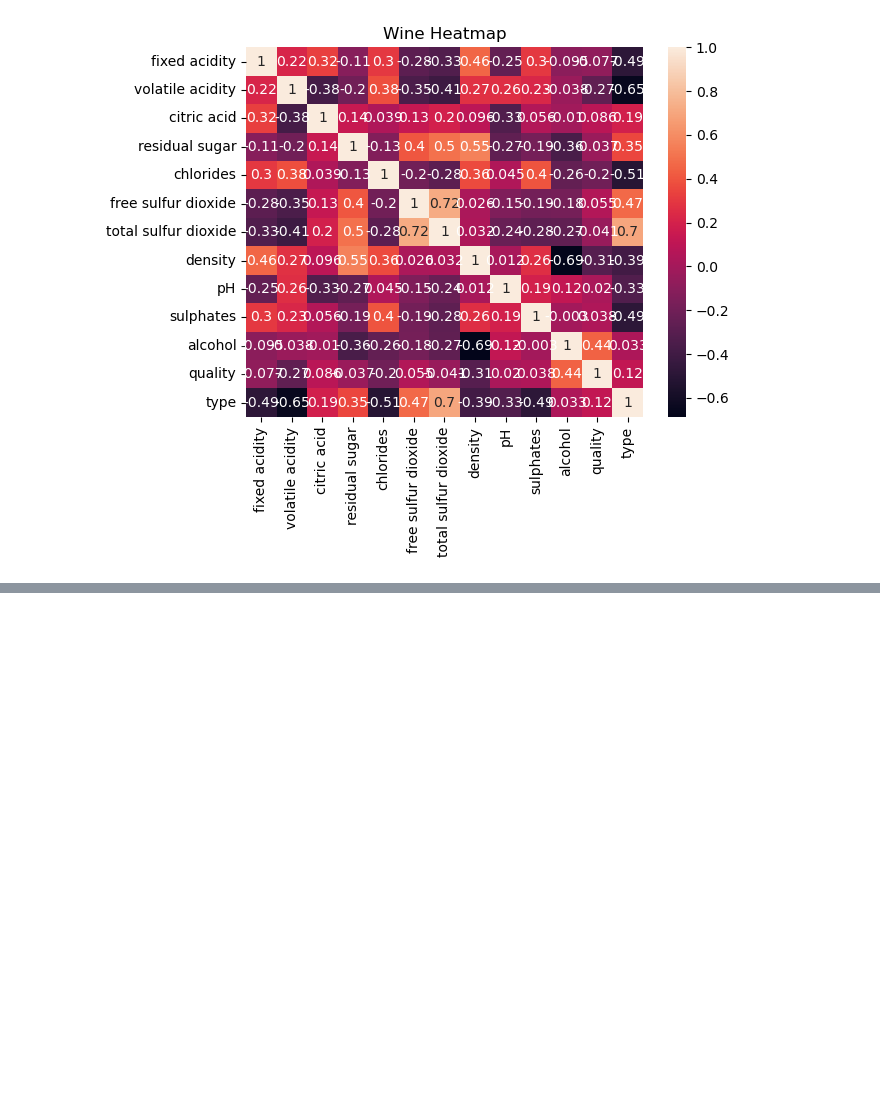
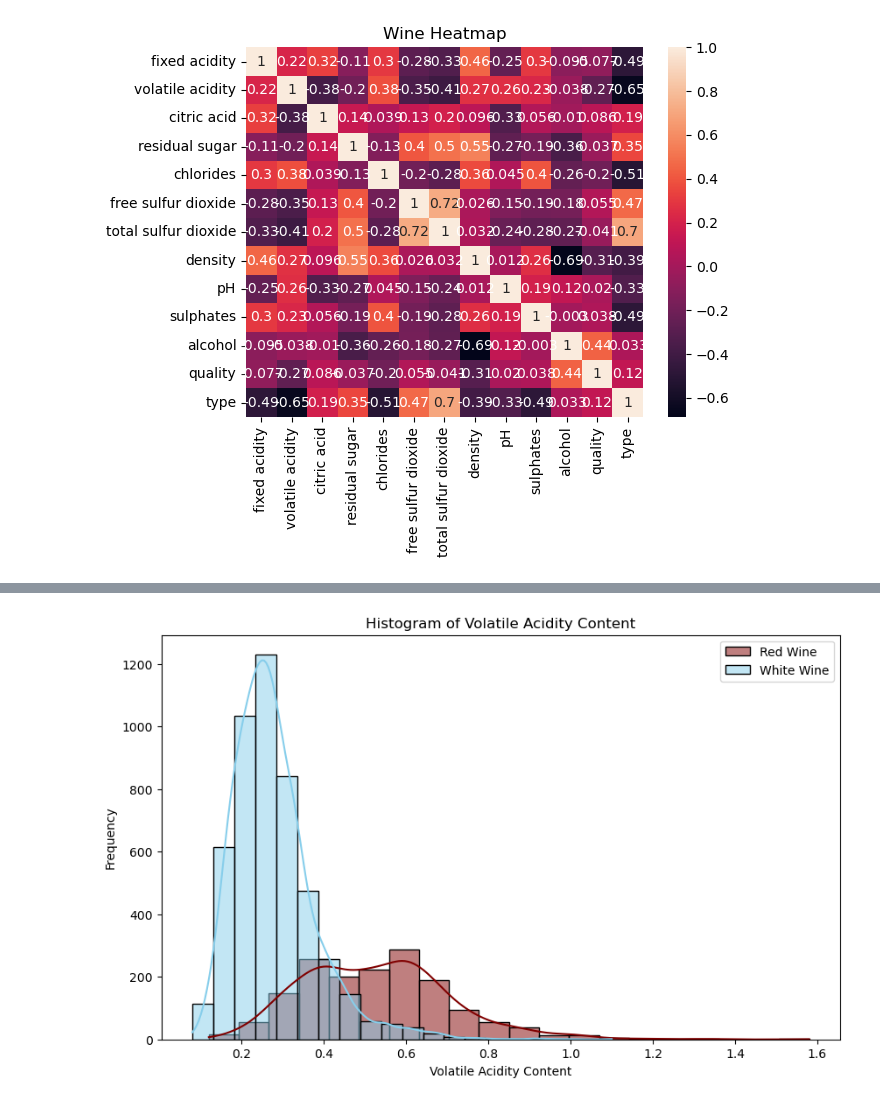
Before and after one commit to Toebzy/Mini-Project-2, a Jupyter notebook: MP2/Untitled.ipynb, the cells around one changed output, grey strips where cells are left out. Cells and saved outputs as stored; diff of their text form; code cells hidden in the pictures; blank space fills up the shorter version.

```diff
--- a/MP2/Untitled.ipynb
+++ b/MP2/Untitled.ipynb
@@ -99,0 +188,14 @@ wine.reset_index()
+# %%
+plt.figure(figsize=(10, 6))
+
+sns.histplot(wine[wine['type'] == 0]['volatile acidity'], kde=True, bins=20, color='maroon', label='Red Wine')
+sns.histplot(wine[wine['type'] == 1]['volatile acidity'], kde=True, bins=20, color='skyblue', label='White Wine')
+
+plt.xlabel('Volatile Acidity Content')
+plt.ylabel('Frequency')
+plt.title('Histogram of Volatile Acidity Content')
+plt.legend()
+
+plt.show()
+# %% [output]
+[figure, added]
```
Also changed, not shown: parts of 25 cells of this notebook.
